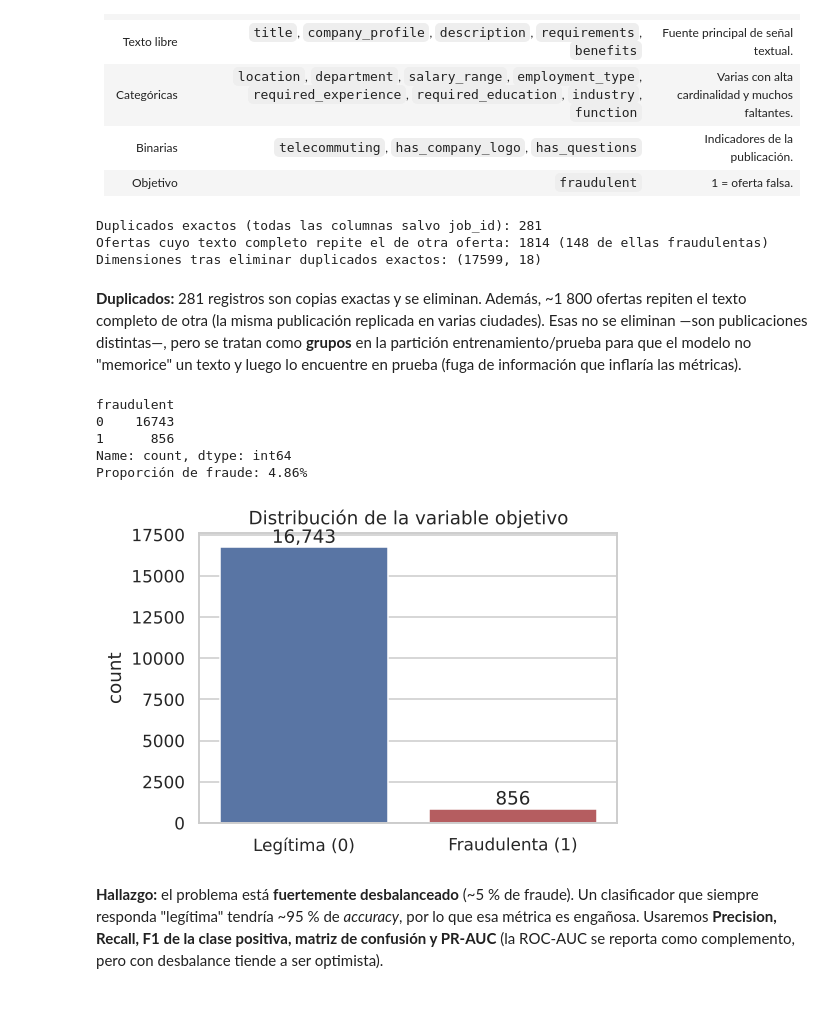
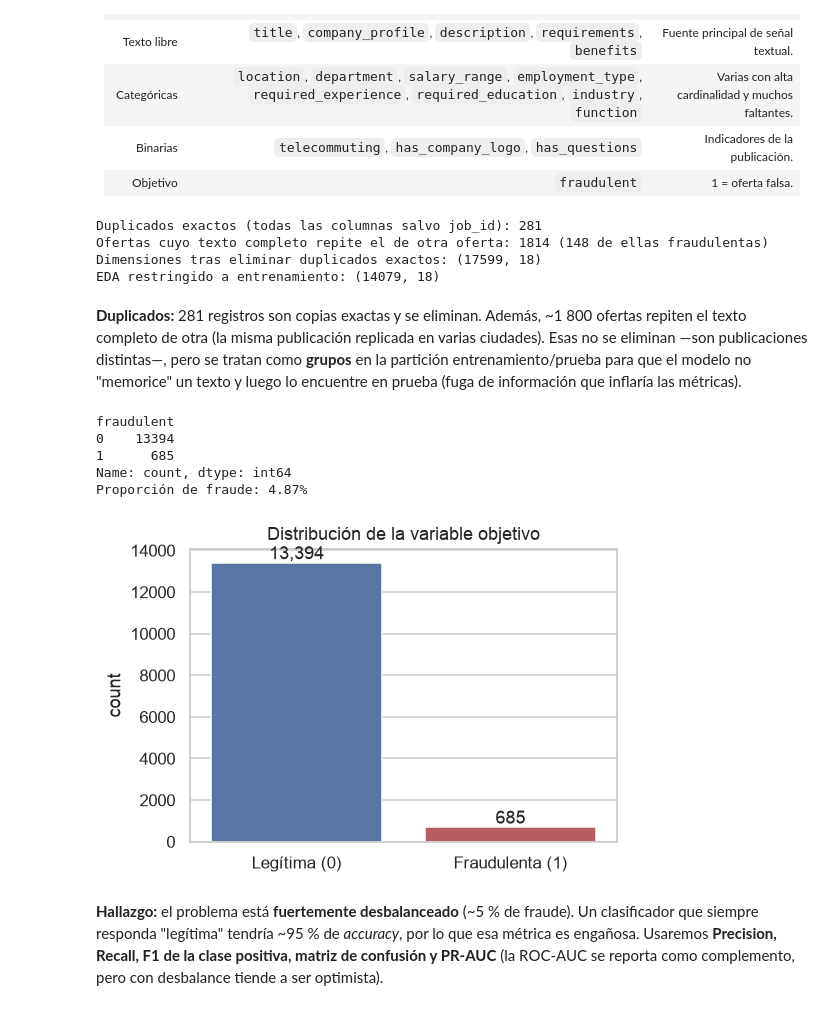
Before and after one commit to Casper128/entregable-4-machine-learning, a Jupyter notebook: evaluacion 4/evento4_fake_jobs.ipynb, the cells around one changed output. Saved outputs shown, nothing was run; the diff lists cells and outputs as text; code cells hidden in the pictures.

```diff
--- a/evaluacion 4/evento4_fake_jobs.ipynb
+++ b/evaluacion 4/evento4_fake_jobs.ipynb
@@ -153,10 +155,19 @@ print(f"Ofertas cuyo texto completo repite el de otra oferta: {n_dup_txt} "
       f"({df[df.duplicated(subset=TEXT_COLS)]['fraudulent'].sum()} de ellas fraudulentas)")
 df = df.drop_duplicates(subset=[c for c in df.columns if c != "job_id"]).reset_index(drop=True)
 print("Dimensiones tras eliminar duplicados exactos:", df.shape)
+# Reservamos prueba antes del EDA que orienta decisiones.
+df_all = df.copy()
+initial_groups = pd.util.hash_pandas_object(df_all[TEXT_COLS].fillna(""), index=False).values
+reserved_train, reserved_test = next(StratifiedGroupKFold(n_splits=5, shuffle=True, random_state=SEED).split(
+    df_all, df_all["fraudulent"], initial_groups))
+assert not set(initial_groups[reserved_train]) & set(initial_groups[reserved_test])
+df = df_all.iloc[reserved_train].copy()
+print("EDA restringido a entrenamiento:", df.shape)
 # %% [output]
 Duplicados exactos (todas las columnas salvo job_id): 281
 Ofertas cuyo texto completo repite el de otra oferta: 1814 (148 de ellas fraudulentas)
 Dimensiones tras eliminar duplicados exactos: (17599, 18)
+EDA restringido a entrenamiento: (14079, 18)
 # %% [markdown]
 **Duplicados:** 281 registros son copias exactas y se eliminan. Además, ~1 800 ofertas repiten el texto completo de
 otra (la misma publicación replicada en varias ciudades). Esas no se eliminan —son publicaciones distintas—, pero se
@@ -165,21 +176,21 @@ encuentre en prueba (fuga de información que inflaría las métricas).
 # %%
 target_counts = df["fraudulent"].value_counts().sort_index()
 print(target_counts, "\nProporción de fraude: {:.2%}".format(df["fraudulent"].mean()))
 
 fig, ax = plt.subplots(figsize=(5, 3.5))
-sns.countplot(x="fraudulent", data=df, ax=ax, palette=["#4C72B0", "#C44E52"])
+sns.countplot(x="fraudulent", hue="fraudulent", legend=False, data=df, ax=ax, palette=["#4C72B0", "#C44E52"])
 for p in ax.patches:
     ax.annotate(f"{int(p.get_height()):,}", (p.get_x() + p.get_width() / 2, p.get_height()),
                 ha="center", va="bottom")
-ax.set_xticklabels(["Legítima (0)", "Fraudulenta (1)"]); ax.set_xlabel(""); ax.set_title("Distribución de la variable objetivo")
+ax.set_xticks([0, 1], ["Legítima (0)", "Fraudulenta (1)"]); ax.set_xlabel(""); ax.set_title("Distribución de la variable objetivo")
 savefig("01_target")
 # %% [output]
 fraudulent
-0    16743
-1      856
+0    13394
+1      685
 Name: count, dtype: int64
-Proporción de fraude: 4.86%
+Proporción de fraude: 4.87%
-[figure, old version]
+[figure, new version]
 # %% [markdown]
 **Hallazgo:** el problema está **fuertemente desbalanceado** (~5 % de fraude). Un clasificador que siempre
 responda "legítima" tendría ~95 % de *accuracy*, por lo que esa métrica es engañosa. Usaremos **Precision, Recall,
```
Also changed, not shown: parts of 44 cells of this notebook, 26 other files.
